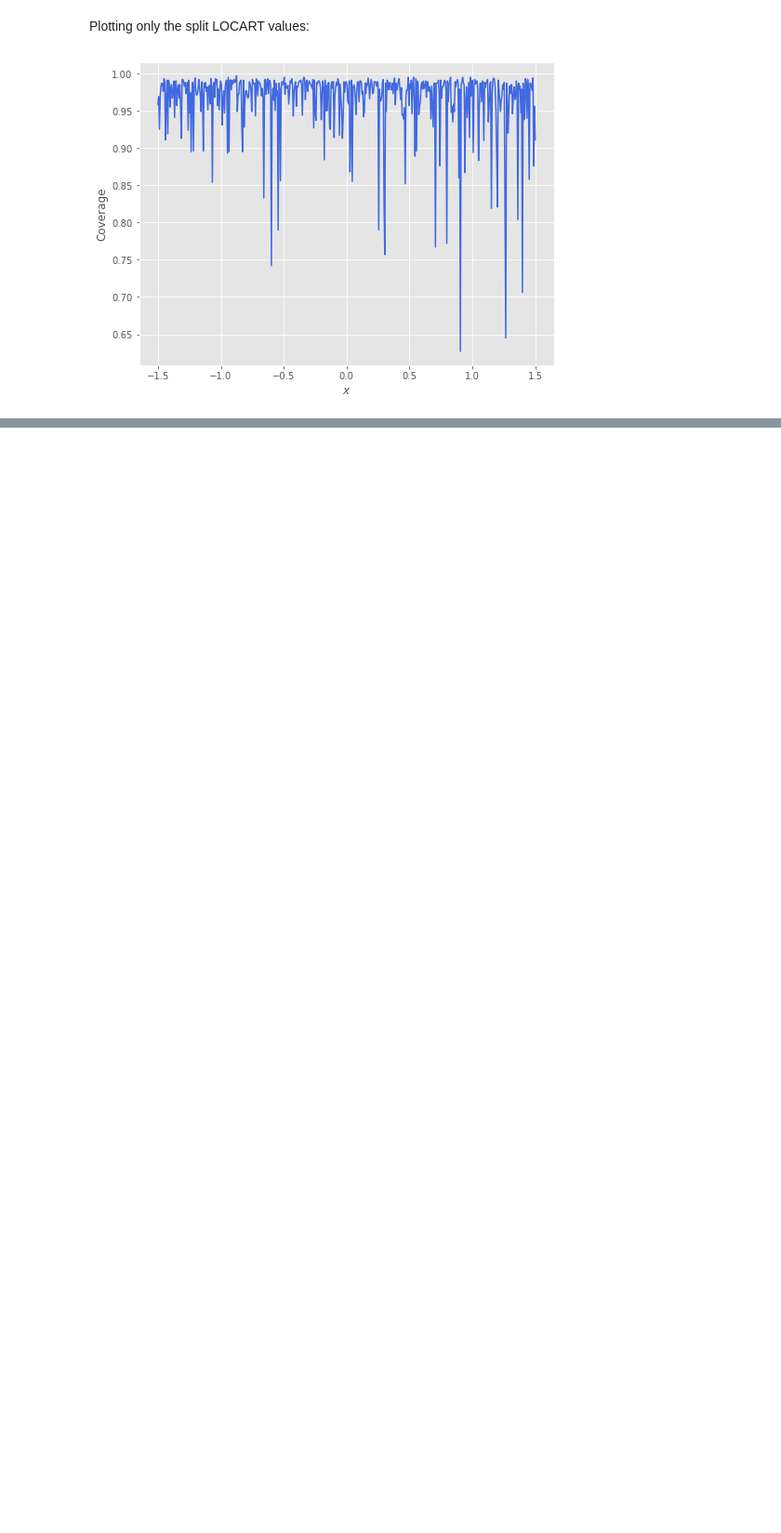
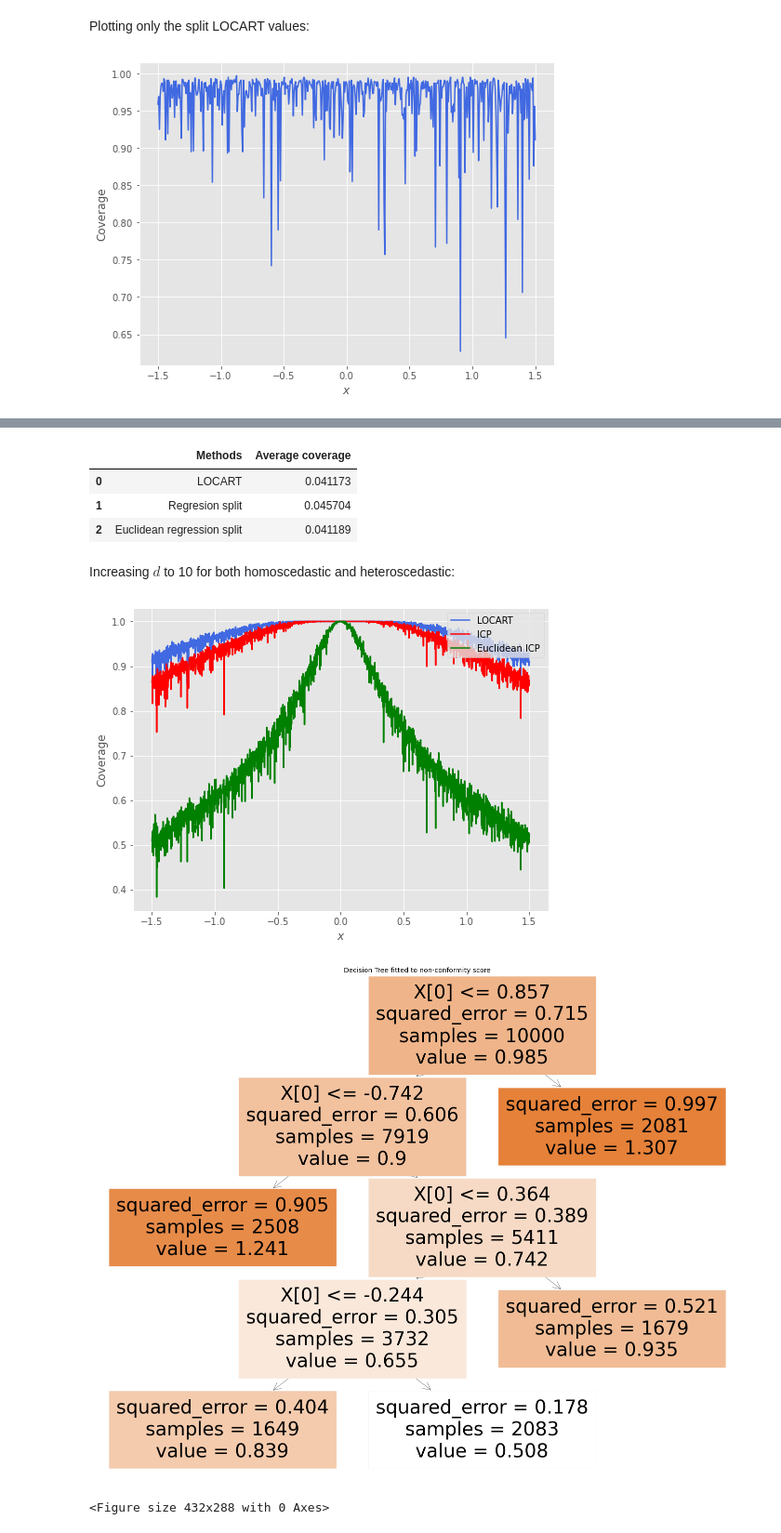
Before and after one commit to Monoxido45/clover, a Jupyter notebook: results/locart_experiments.ipynb, the cells around one changed output, grey strips where cells are left out. Shown at 93% size. Drawn from its saved outputs; the diff is of its cells as text; code cells hidden in the pictures; blank space fills up the shorter version.

Commit message:
euclidean binning and new experiments added

```diff
--- a/results/locart_experiments.ipynb
+++ b/results/locart_experiments.ipynb
@@ -284,0 +346,17 @@ random_state = 1250)
+# %%
+values[1]
+# %% [output]
+|  | Methods | Average coverage |
+| 0 | LOCART | 0.041173 |
+| 1 | Regresion split | 0.045704 |
+| 2 | Euclidean regression split | 0.041189 |
+# %% [markdown]
+Increasing $d$ to 10 for both homoscedastic and heteroscedastic:
+# %%
+values = plot_coverage(kind = "heteroscedastic", d = 10, figname_coverage = "coverage_plot_heteroscdeastic_reg_score_RF_d_10.pdf",
+figname_tree = "locart_tree_heteroscedastic_RF_d_10.pdf", B_x = 2000, min_samples_leaf = 1500, hetero_value = 0.1,
+random_state = 1250)
+# %% [output]
+[figure, added]
+[figure, added]
+<Figure size 432x288 with 0 Axes>
```
Also changed, not shown: parts of 25 cells of this notebook, 1 other file.
